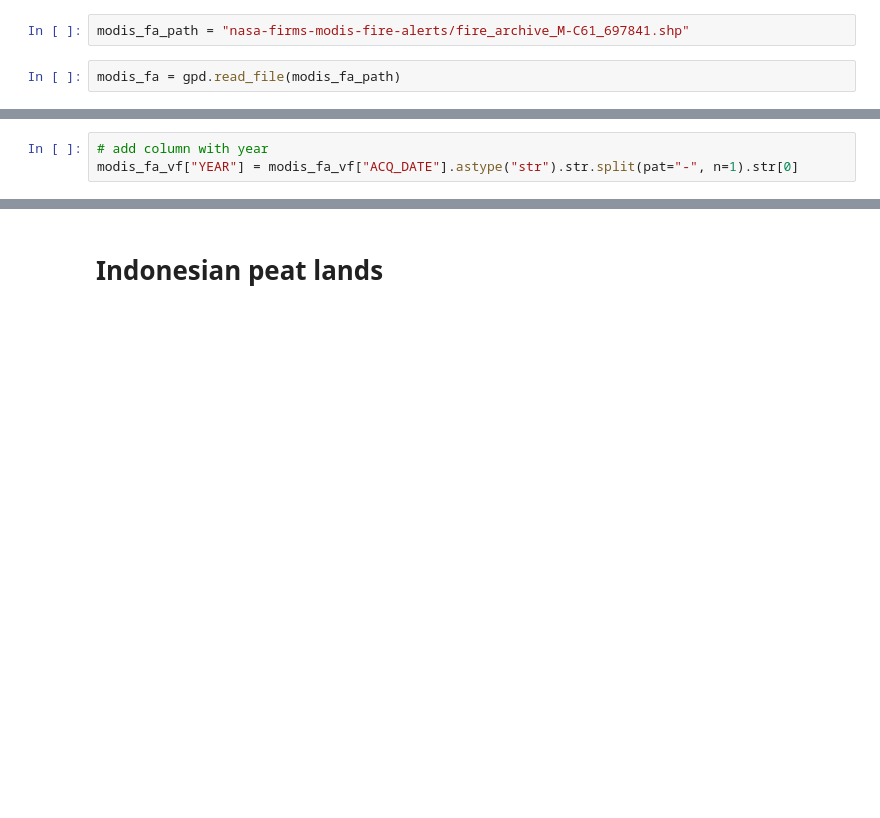
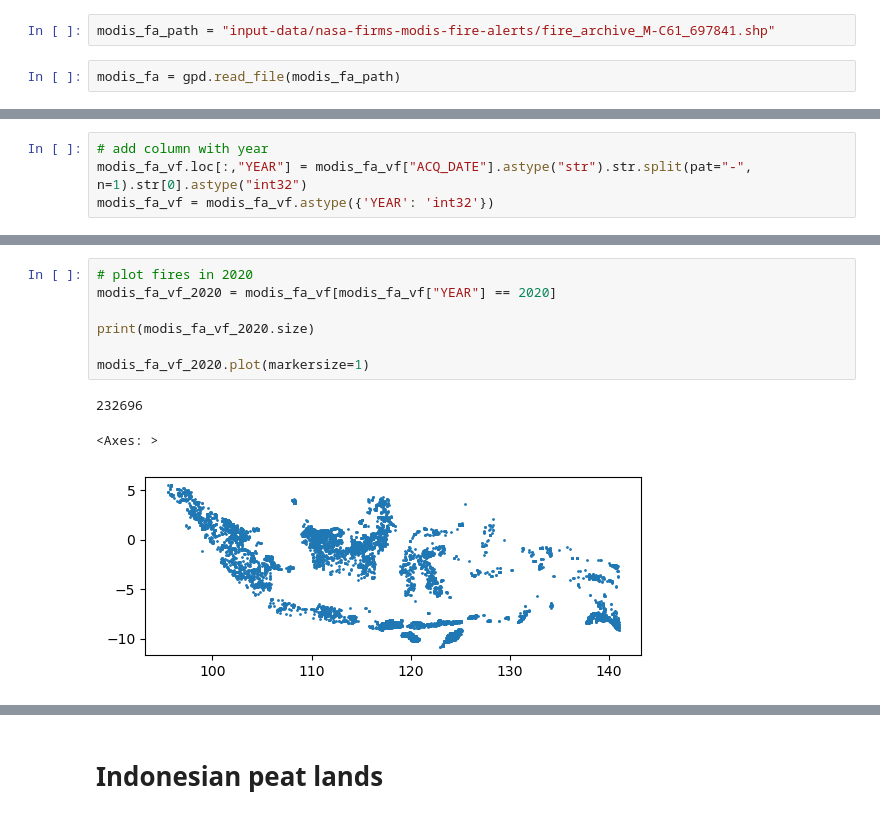
Before and after one commit to ninorp55/tropical-peat-post-fire-vegetation-recovery, a Jupyter notebook: first_data_exploration.ipynb, the cells around one changed output, grey strips where cells are left out. Saved outputs shown, nothing was run; the diff lists cells and outputs as text; blank space fills up the shorter version.

```diff
--- a/first_data_exploration.ipynb
+++ b/first_data_exploration.ipynb
@@ -162,7 +121,7 @@ attribute documentation [here](https://www.earthdata.nasa.gov/data/tools/firms/a
 # %%
 import geopandas as gpd
 # %%
-modis_fa_path = "nasa-firms-modis-fire-alerts/fire_archive_M-C61_697841.shp"
+modis_fa_path = "input-data/nasa-firms-modis-fire-alerts/fire_archive_M-C61_697841.shp"
 # %%
 modis_fa = gpd.read_file(modis_fa_path)
 # %%
@@ -180,3 +130,4 @@ modis_fa_vf.head()
 # %%
 # add column with year
-modis_fa_vf["YEAR"] = modis_fa_vf["ACQ_DATE"].astype("str").str.split(pat="-", n=1).str[0]
+modis_fa_vf.loc[:,"YEAR"] = modis_fa_vf["ACQ_DATE"].astype("str").str.split(pat="-", n=1).str[0].astype("int32")
+modis_fa_vf = modis_fa_vf.astype({'YEAR': 'int32'})
@@ -187,0 +143,11 @@ modis_fa_vf.plot(column="YEAR")
+# %%
+# plot fires in 2020
+modis_fa_vf_2020 = modis_fa_vf[modis_fa_vf["YEAR"] == 2020]
+
+print(modis_fa_vf_2020.size)
+
+modis_fa_vf_2020.plot(markersize=1)
+# %% [output]
+232696
+<Axes: >
+[figure, added]
```
Also changed, not shown: parts of 18 cells of this notebook, 1 other file.
